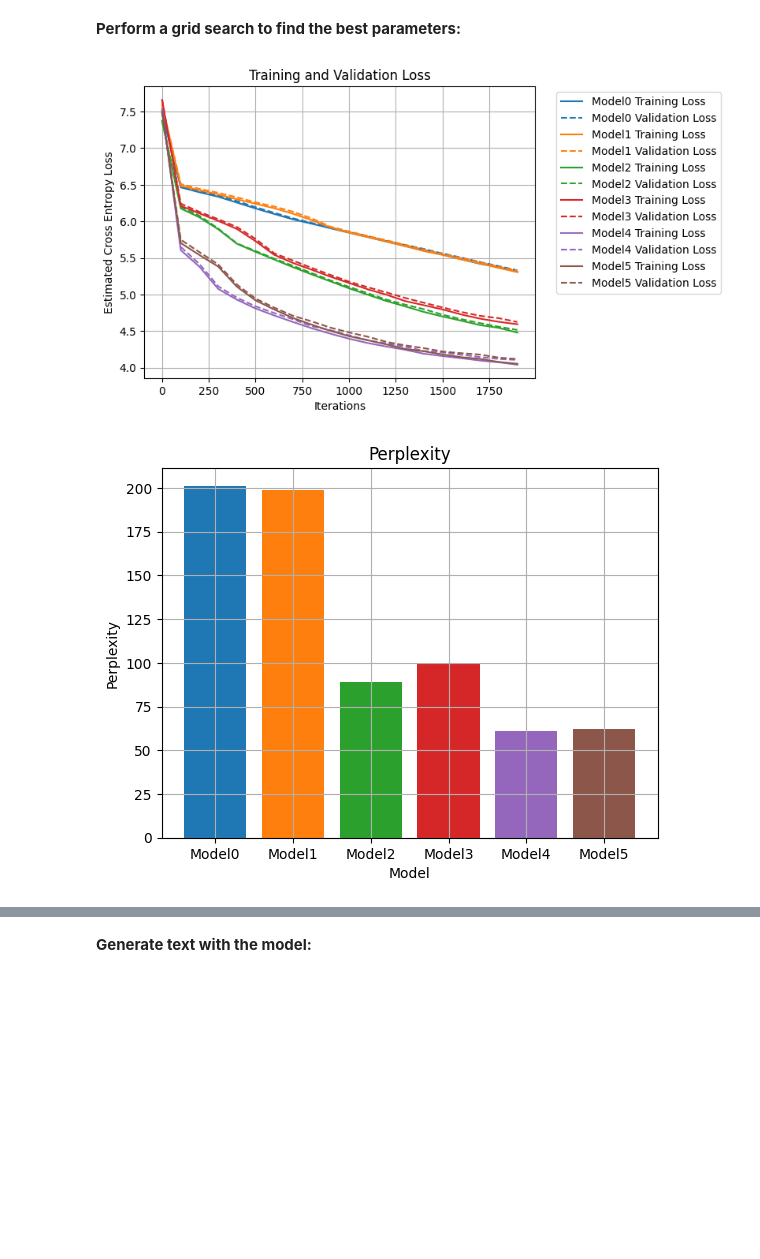
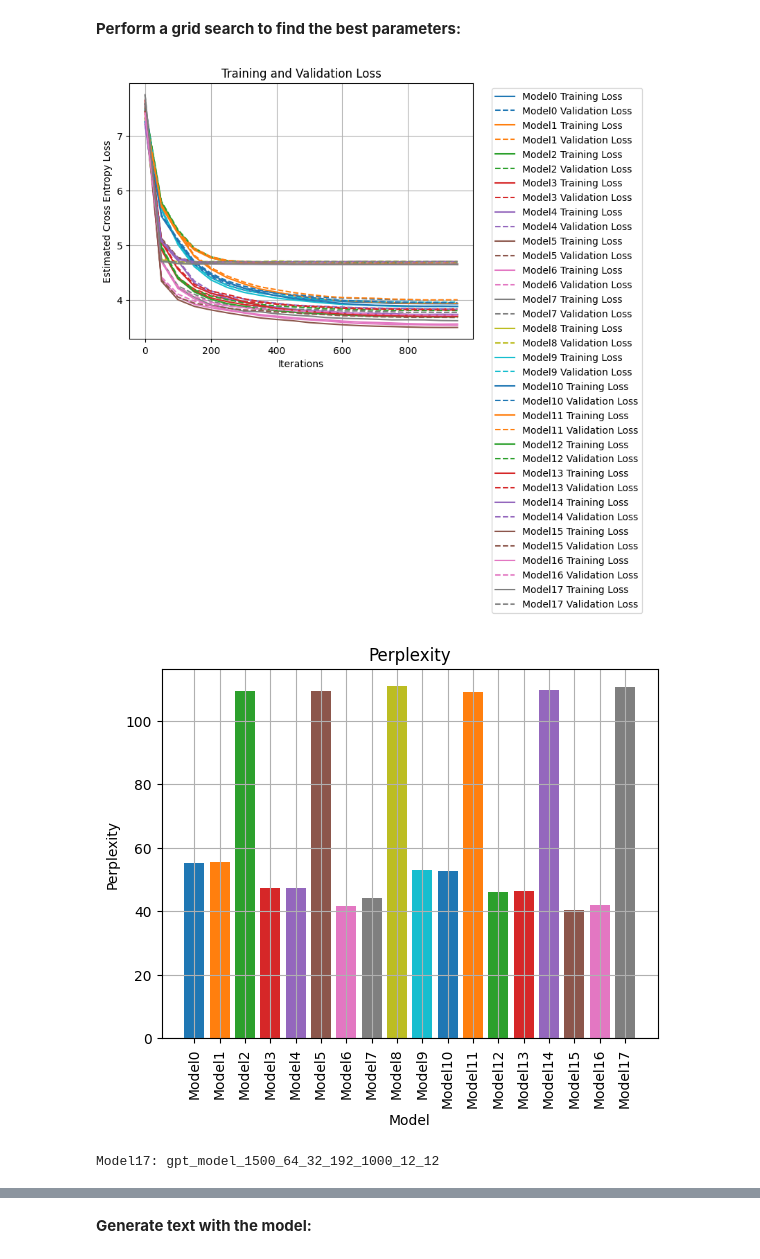
Before and after one commit to josephine-king/EE4685_KingDaalman, a Jupyter notebook: miniGPT.ipynb, the cells around one changed output, grey strips where cells are left out. Saved outputs shown, nothing was run; the diff lists cells and outputs as text; code cells hidden in the pictures; blank space fills up the shorter version.

Commit message:
Better plots

```diff
--- a/miniGPT.ipynb
+++ b/miniGPT.ipynb
@@ -306,8 +306,8 @@ training_data, validation_data = tokenize_data("custom", tokenizer, raw_data, TR
 **Perform a grid search to find the best parameters:**
 # %%
 loop_decoders = True
-loop_embd_dims = False
-loop_blocks = False
+loop_embd_dims = True
+loop_blocks = True
 
 block_sizes = [32]
 batch_sizes = [32]
@@ -338,6 +338,7 @@ ax2.set_xlabel("Model")
 ax2.set_ylabel("Perplexity")
 ax2.set_title("Perplexity")
 ax2.grid(True)
+ax2.tick_params(axis='x', labelrotation=90)
 
 # Loop through parameters and train model
 iter = 0
@@ -358,32 +359,34 @@ for vocab_size in vocab_sizes:
                                 # Train the model
                                 model_name = f"gpt_model_{vocab_size}_{block_size}_{batch_size}_{embd_dim}_{max_iter}_{num_decoder}_{num_head}"
                                 print(f"Training model {model_name}")
                                 gpt_model = GPT(vocab_size, block_size, batch_size, embd_dim, num_decoder, num_head).to(device)
                                 optimizer = torch.optim.AdamW(gpt_model.parameters(), lr=LR)
                                 gpt_model, gpt_results = train_model(
                                     training_data.to(device), validation_data.to(device), gpt_model, model_name, optimizer,
                                     max_iter=max_iter, batch_size=batch_size, block_size=block_size, overwrite=False, savemodel=True
                                 )
                                 # Plotting
                                 clear_output(wait=True)
                                 rand_color = "C" + str(iter)
                                 ax.plot(gpt_results["iters"], gpt_results["training_loss"], label=f"Model{iter} Training Loss", color=rand_color, linestyle="-")
                                 ax.plot(gpt_results["iters"], gpt_results["validation_loss"], label=f"Model{iter} Validation Loss", color=rand_color, linestyle="--")
                                 ax.relim()  # Recalculate limits
                                 ax.autoscale_view()  # Autoscale based on new limits
                                 ax.legend()
                                 ax.legend(bbox_to_anchor=(1.04, 1), loc="upper left")
                                 ax2.bar(f"Model{iter}", gpt_results["perplexity"])
                                 display(fig)
                                 display(fig2)
                                 plt.close(fig)
                                 plt.close(fig2)
+                                print(f"Model{iter}: gpt_model_{vocab_size}_{block_size}_{batch_size}_{embd_dim}_{max_iter}_{num_decoder}_{num_head}")
                                 iter += 1
     if tok == "GPT2":
         break
 
 plt.ioff()
 plt.show()
 # %% [output]
-[figure, old version]
+[figure, new version]
-[figure, old version]
+[figure, new version]
+Model17: gpt_model_1500_64_32_192_1000_12_12
```
Also changed, not shown: parts of 1 cell of this notebook.
